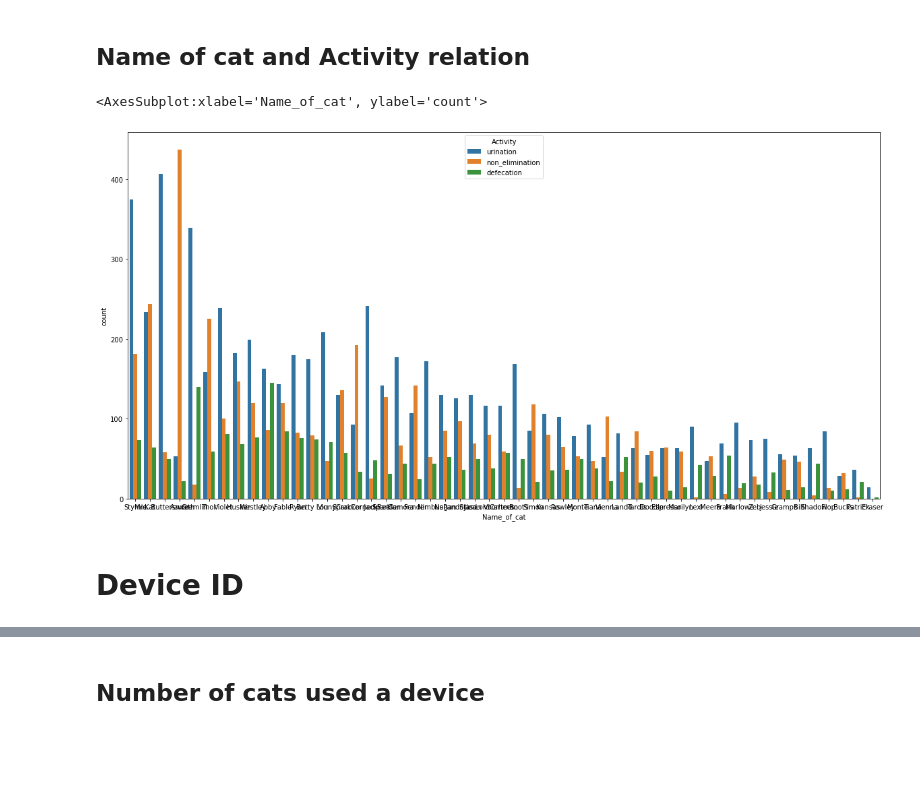
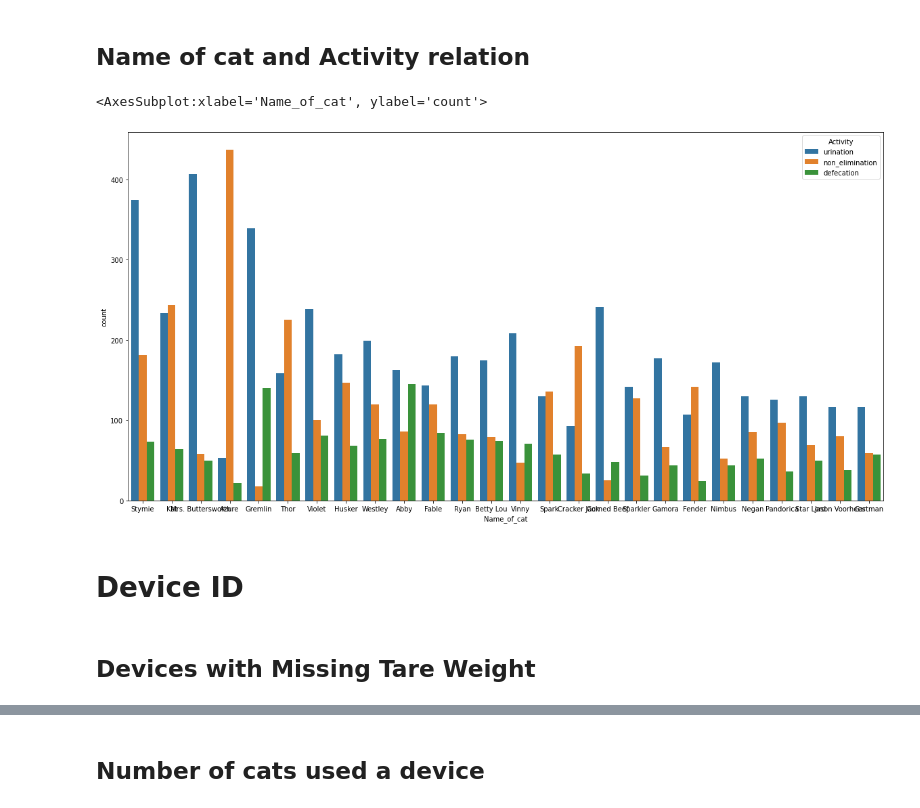
Before and after one commit to Kaushik002-git/PIP_Case_Study, a Jupyter notebook: EDA.ipynb, the cells around one changed output, grey strips where cells are left out. Cells and saved outputs as stored; diff of their text form; code cells hidden in the pictures; blank space fills up the shorter version.

```diff
--- a/EDA.ipynb
+++ b/EDA.ipynb
@@ -217,9 +236,11 @@ df.groupby(['Name_of_cat'])['Weight_of_cat'].describe()
 ## Name of cat and Activity relation
 # %%
 fig, ax = plt.subplots(figsize=(20, 10))
-sns.countplot(ax=ax, x = df['Name_of_cat'], hue = df['Activity'], order=df.Name_of_cat.value_counts().iloc[:].index)
+sns.countplot(ax=ax, x = df['Name_of_cat'], hue = df['Activity'], order=df.Name_of_cat.value_counts().iloc[:26].index)
 # %% [output]
 <AxesSubplot:xlabel='Name_of_cat', ylabel='count'>
-[figure, old version]
+[figure, new version]
 # %% [markdown]
 # Device ID
+# %% [markdown]
+## Devices with Missing Tare Weight
```
Also changed, not shown: parts of 22 cells of this notebook, 2 other files.
